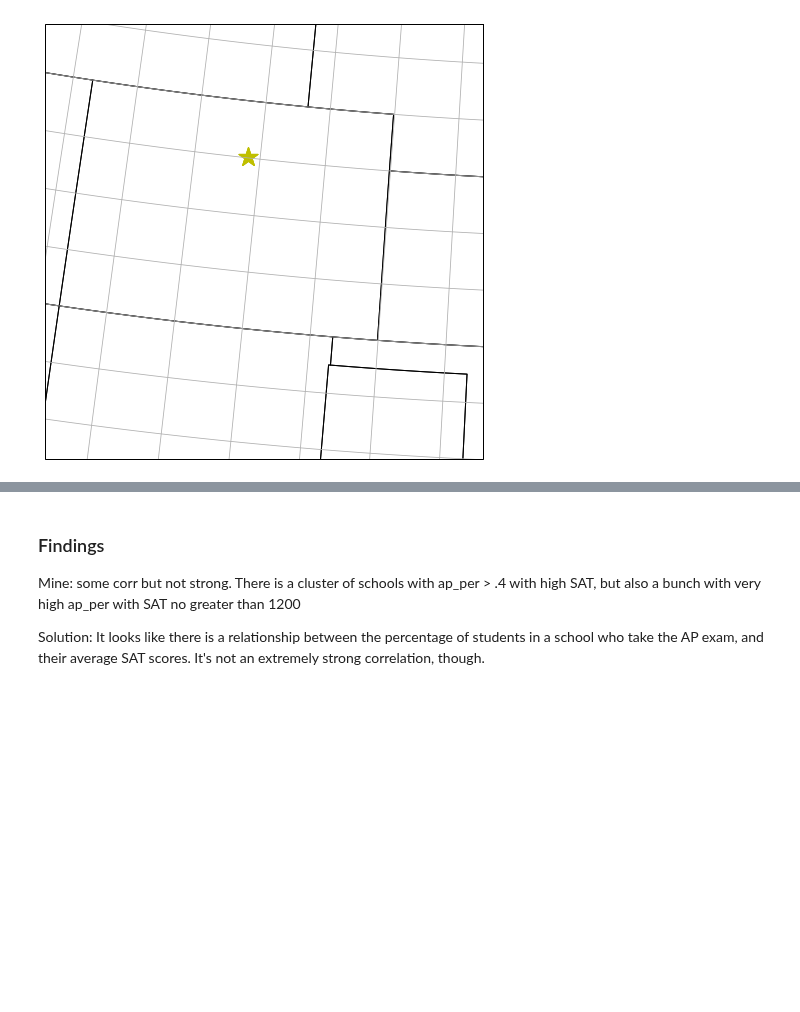
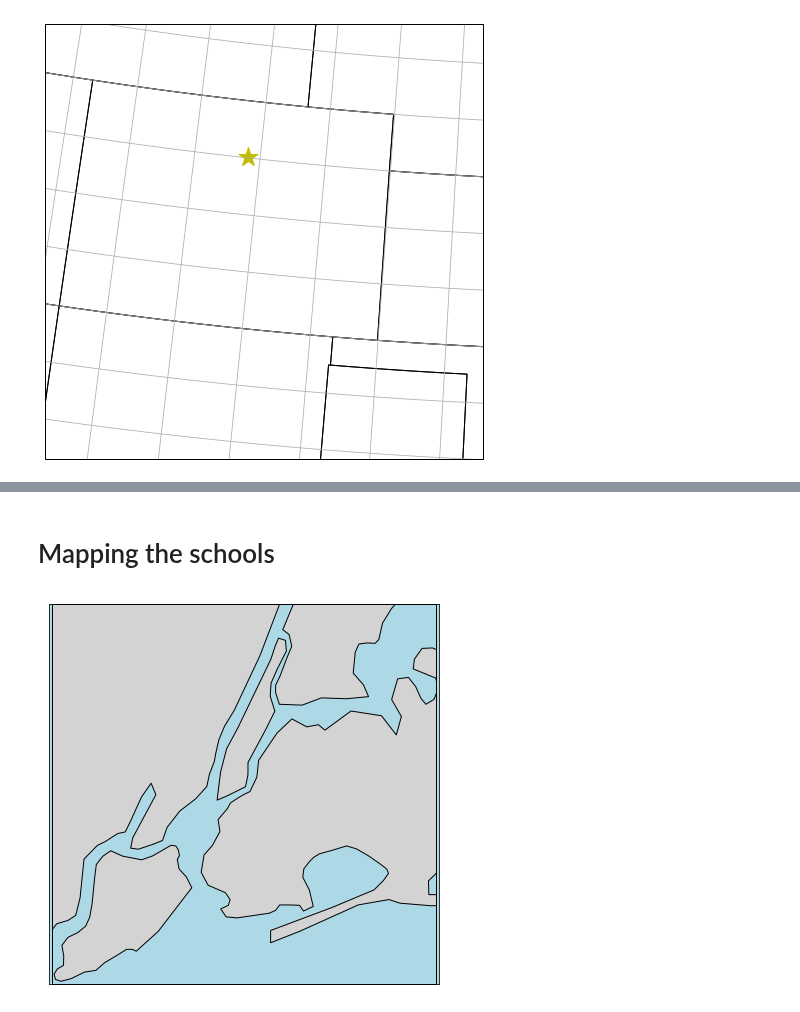
Before and after one commit to JustinToribio/analyzing-the-sat, a Jupyter notebook: notebooks/1.0-jt-analyze-the-sat.ipynb, the cells around one changed output, grey strips where cells are left out. Saved outputs shown, nothing was run; the diff lists cells and outputs as text; code cells hidden in the pictures; blank space fills up the shorter version.

```diff
--- a/notebooks/1.0-jt-analyze-the-sat.ipynb
+++ b/notebooks/1.0-jt-analyze-the-sat.ipynb
@@ -422,6 +143,2 @@ combined.plot.scatter('ap_per', 'sat_score')
-# %% [markdown]
-### Findings
-
-Mine: some corr but not strong. There is a cluster of schools with ap_per > .4 with high SAT, but also a bunch with very high ap_per with SAT no greater than 1200
-
-Solution: It looks like there is a relationship between the percentage of students in a school who take the AP exam, and their average SAT scores. It's not an extremely strong correlation, though.
+# %% [markdown]
+# Mapping the schools
@@ -427,0 +148,23 @@ Solution: It looks like there is a relationship between the percentage of studen
+# %%
+state_borders = cfeat.NaturalEarthFeature(
+    category='cultural', name='admin_1_states_provinces_lakes',
+    scale='10m', facecolor='none'
+    )
+
+fig = plt.figure(figsize=(7,7))
+
+# make this subplot a little bit wider somehow???
+ax1 = fig.add_subplot(111)
+ax1.set_facecolor("lightblue")
+ax1.tick_params(
+    axis='both', which='both', bottom=False,
+    top=False, left=False, right=False,
+    labelleft=False, labelbottom=False
+    )
+
+ax2 = fig.add_subplot(111, projection=ccrs.Mercator())
+ax2.add_feature(state_borders, edgecolor="black", facecolor="lightgrey")
+ax2.background_patch.set_fill(False)
+ax2.set_extent((-74.255735, -73.700272, 40.496044, 40.915256))
+# %% [output]
+[figure, added]
```
Also changed, not shown: parts of 93 cells of this notebook.
